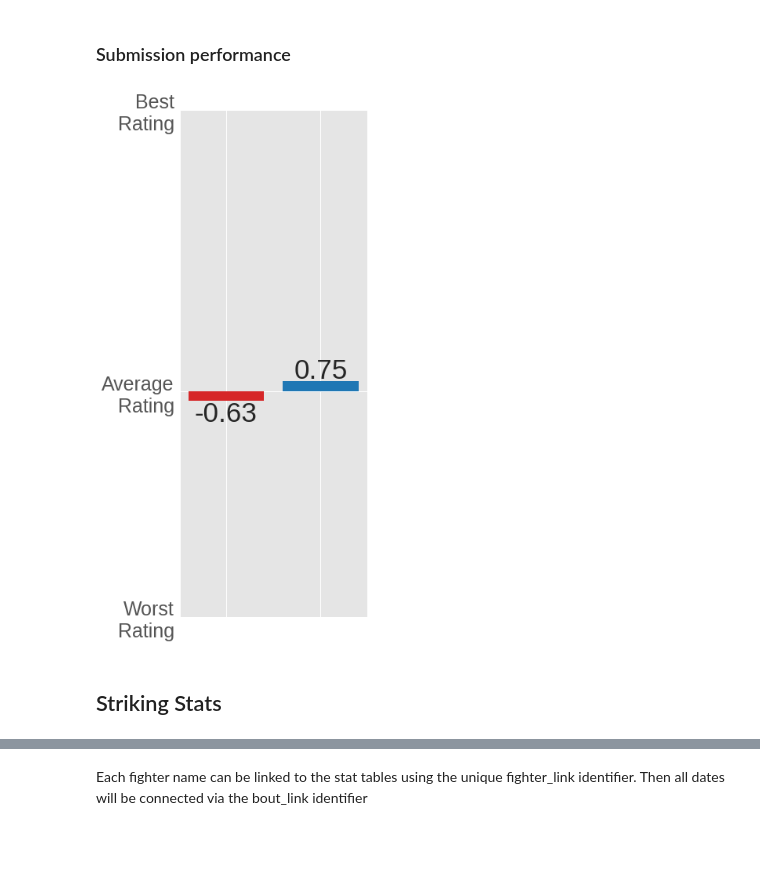
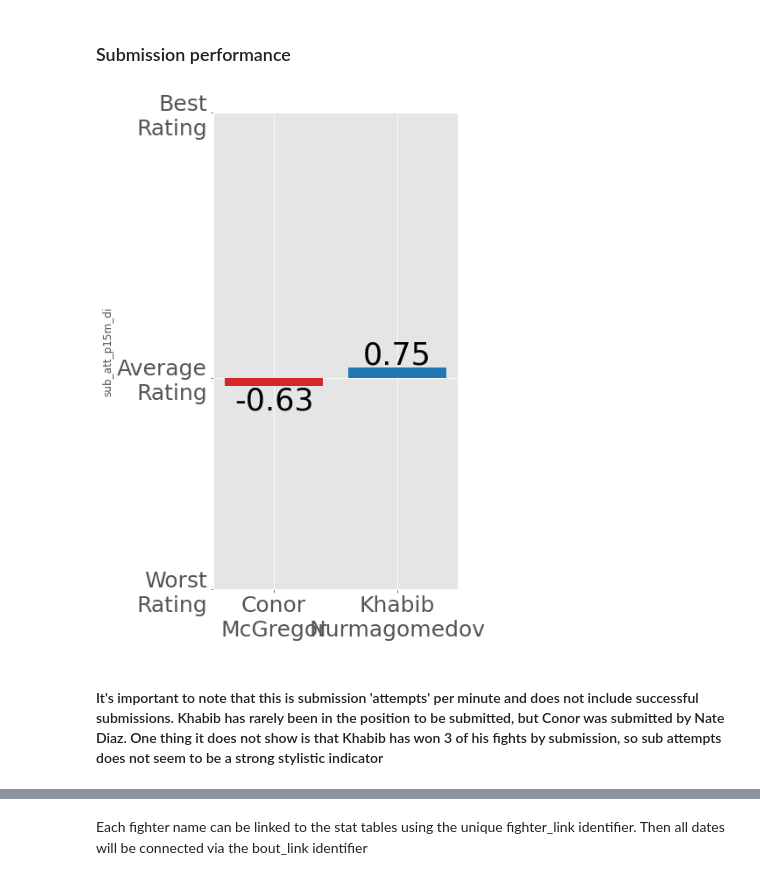
Before and after one commit to mesterhammerfic/match_finder, a Jupyter notebook: notebooks/02_data_exploration/07c_differentials_case_study.ipynb, the cells around one changed output, grey strips where cells are left out. Cells and saved outputs as stored; diff of their text form; code cells hidden in the pictures; blank space fills up the shorter version.

```diff
--- a/notebooks/02_data_exploration/07c_differentials_case_study.ipynb
+++ b/notebooks/02_data_exploration/07c_differentials_case_study.ipynb
@@ -206,8 +225,8 @@ compare_stat(ground_strikes, 'ground_s_p1m_di', graphic_des=True, fighter_1_offs
 # %% [markdown]
 ### Submission performance
 # %%
-compare_stat(grappling, 'sub_att_p15m_di', graphic_des=True, fighter_1_offset=0, fighter_2_offset=.2)
+compare_stat(grappling, 'sub_att_p15m_di', graphic_des=False, fighter_1_offset=0, fighter_2_offset=.2)
 # %% [output]
-[figure, old version]
+[figure, new version]
-# %% [markdown]
-## Striking Stats
+# %% [markdown]
+#### It's important to note that this is submission 'attempts' per minute and does not include successful submissions. Khabib has rarely been in the position to be submitted, but Conor was submitted by Nate Diaz. One thing it does not show is that Khabib has won 3 of his fights by submission, so sub attempts does not seem to be a strong stylistic indicator
```
Also changed, not shown: parts of 28 cells of this notebook, 2 other files.
